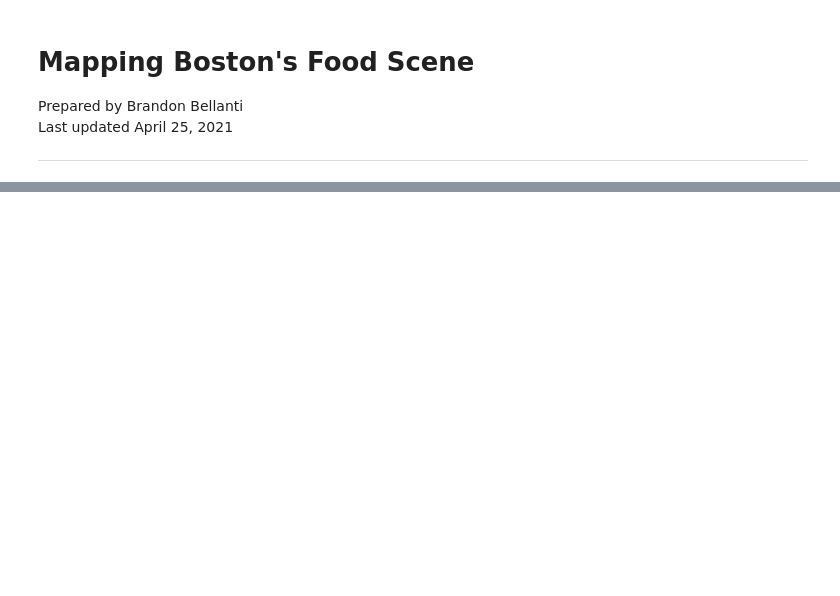
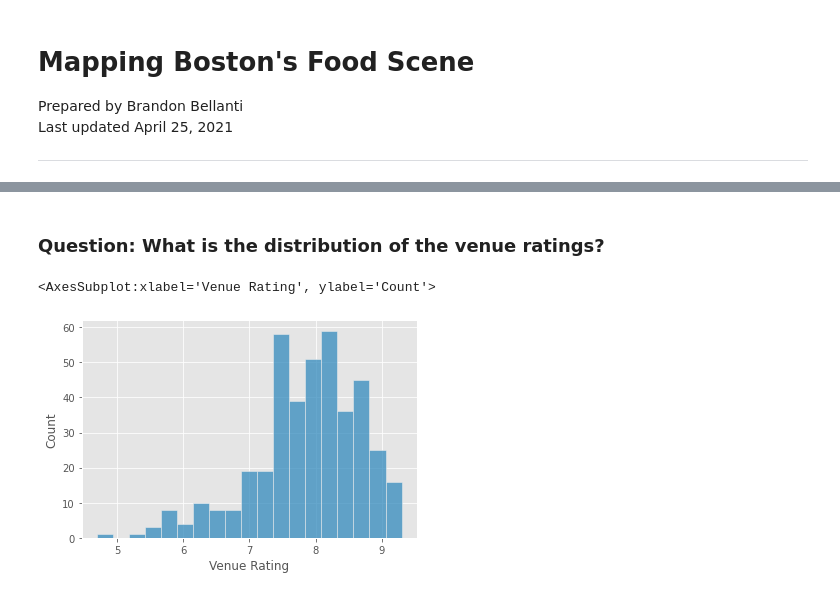
Before and after one commit to brandonbellanti/Coursera_Capstone, a Jupyter notebook: final_project/boston_food_scene.ipynb, the cells around one changed output, grey strips where cells are left out. Saved outputs shown, nothing was run; the diff lists cells and outputs as text; code cells hidden in the pictures; blank space fills up the shorter version.

```diff
--- a/final_project/boston_food_scene.ipynb
+++ b/final_project/boston_food_scene.ipynb
@@ -35,0 +616,7 @@ I will use the K-Nearest-Neighbor algorithm to cluster the venues.
+# %% [markdown]
+### Question: What is the distribution of the venue ratings?
+# %%
+sns.histplot(food_venues,x='Venue Rating')
+# %% [output]
+<AxesSubplot:xlabel='Venue Rating', ylabel='Count'>
+[figure, added]
```
Also changed, not shown: parts of 94 cells of this notebook, 1 other file.
